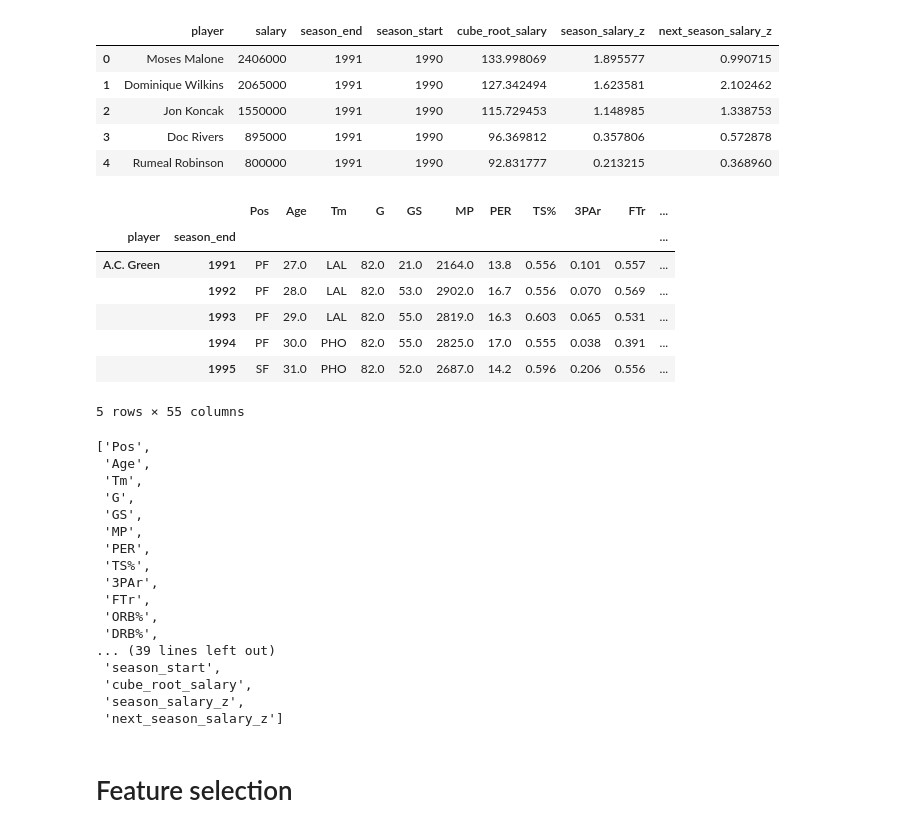
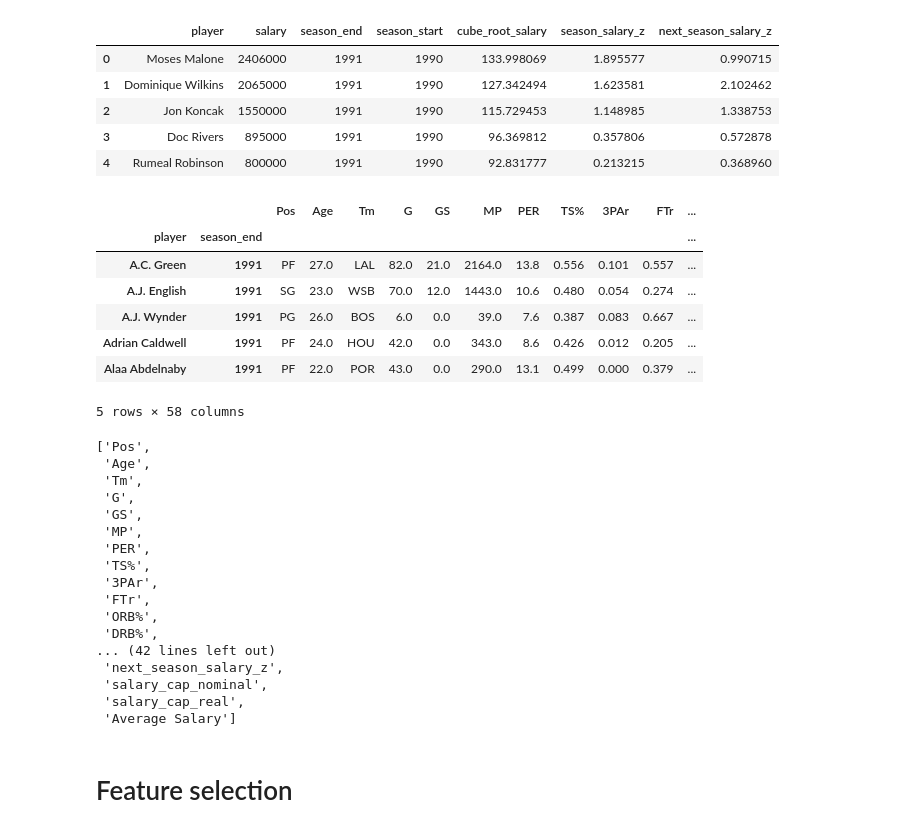
Before and after one commit to dcleung/CIS520-Project, a Jupyter notebook: Notebooks/NBA_Salaries.ipynb, the cells around one changed output. Cells and saved outputs as stored; diff of their text form; code cells hidden in the pictures.

```diff
--- a/Notebooks/NBA_Salaries.ipynb
+++ b/Notebooks/NBA_Salaries.ipynb
@@ -94,5 +94,6 @@ salary_cap_df['Season'] = salary_cap_df['Season'].str.split("-").str[0].astype(i
 salary_cap_df = salary_cap_df.set_index('Season')
 salary_cap_df = salary_cap_df[salary_cap_df.columns[0:]].replace('[\$,]', '', regex=True).astype(float)
 salary_cap_df = salary_cap_df.dropna()
+salary_cap_df.rename(columns={'Nominal':'salary_cap_nominal', 'Real':'salary_cap_real'}, inplace=True)
 salary_cap_df.head()
 # %% [output]
@@ -227,17 +228,18 @@ features_salaries_df.head()
 # %%
 features_df = features_seasons_stats_df.merge(features_body_stats_df, how='inner', on='Player')
 features_df = features_df.merge(features_salaries_df, how='inner', left_on=['Player', 'Year'], right_on=['player', 'season_end'])
+features_df = features_df.merge(salary_cap_df, how='inner', left_on=['Year'], right_on=['Season'])
 features_df = features_df.drop(['Year', 'Player'], 'columns').set_index(['player', 'season_end'])
 features_df.head()
 # %% [output]
 |  |  | Pos | Age | Tm | G | GS | MP | PER | TS% | 3PAr | FTr | ... |
 | player | season_end |  |  |  |  |  |  |  |  |  |  | ... |
 | A.C. Green | 1991 | PF | 27.0 | LAL | 82.0 | 21.0 | 2164.0 | 13.8 | 0.556 | 0.101 | 0.557 | ... |
-|  | 1992 | PF | 28.0 | LAL | 82.0 | 53.0 | 2902.0 | 16.7 | 0.556 | 0.070 | 0.569 | ... |
-|  | 1993 | PF | 29.0 | LAL | 82.0 | 55.0 | 2819.0 | 16.3 | 0.603 | 0.065 | 0.531 | ... |
-|  | 1994 | PF | 30.0 | PHO | 82.0 | 55.0 | 2825.0 | 17.0 | 0.555 | 0.038 | 0.391 | ... |
-|  | 1995 | SF | 31.0 | PHO | 82.0 | 52.0 | 2687.0 | 14.2 | 0.596 | 0.206 | 0.556 | ... |
+| A.J. English | 1991 | SG | 23.0 | WSB | 70.0 | 12.0 | 1443.0 | 10.6 | 0.480 | 0.054 | 0.274 | ... |
+| A.J. Wynder | 1991 | PG | 26.0 | BOS | 6.0 | 0.0 | 39.0 | 7.6 | 0.387 | 0.083 | 0.667 | ... |
+| Adrian Caldwell | 1991 | PF | 24.0 | HOU | 42.0 | 0.0 | 343.0 | 8.6 | 0.426 | 0.012 | 0.205 | ... |
+| Alaa Abdelnaby | 1991 | PF | 22.0 | POR | 43.0 | 0.0 | 290.0 | 13.1 | 0.499 | 0.000 | 0.379 | ... |
-5 rows × 55 columns
+5 rows × 58 columns
 # %%
 features_df.columns.tolist()
 # %% [output]
@@ -253,11 +255,11 @@ features_df.columns.tolist()
  'FTr',
  'ORB%',
  'DRB%',
-... (39 lines left out)
- 'season_start',
- 'cube_root_salary',
- 'season_salary_z',
- 'next_season_salary_z']
+... (42 lines left out)
+ 'next_season_salary_z',
+ 'salary_cap_nominal',
+ 'salary_cap_real',
+ 'Average Salary']
 # %% [markdown]
 # Feature selection
 # %%
```
Also changed, not shown: parts of 13 cells of this notebook.
